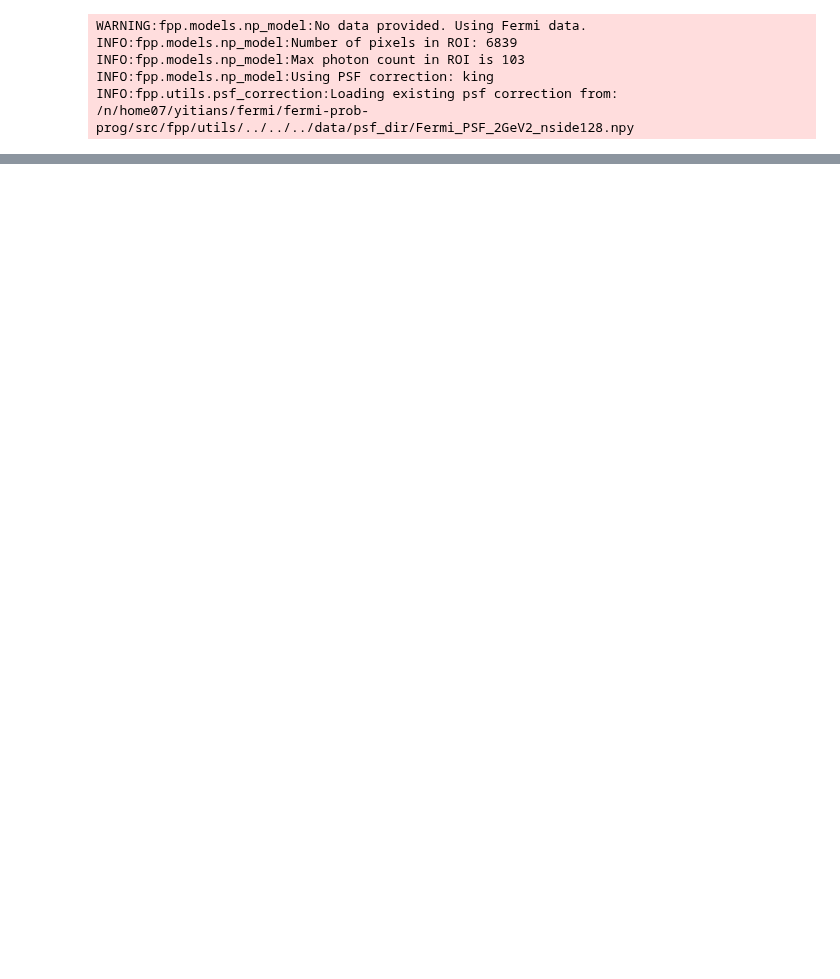
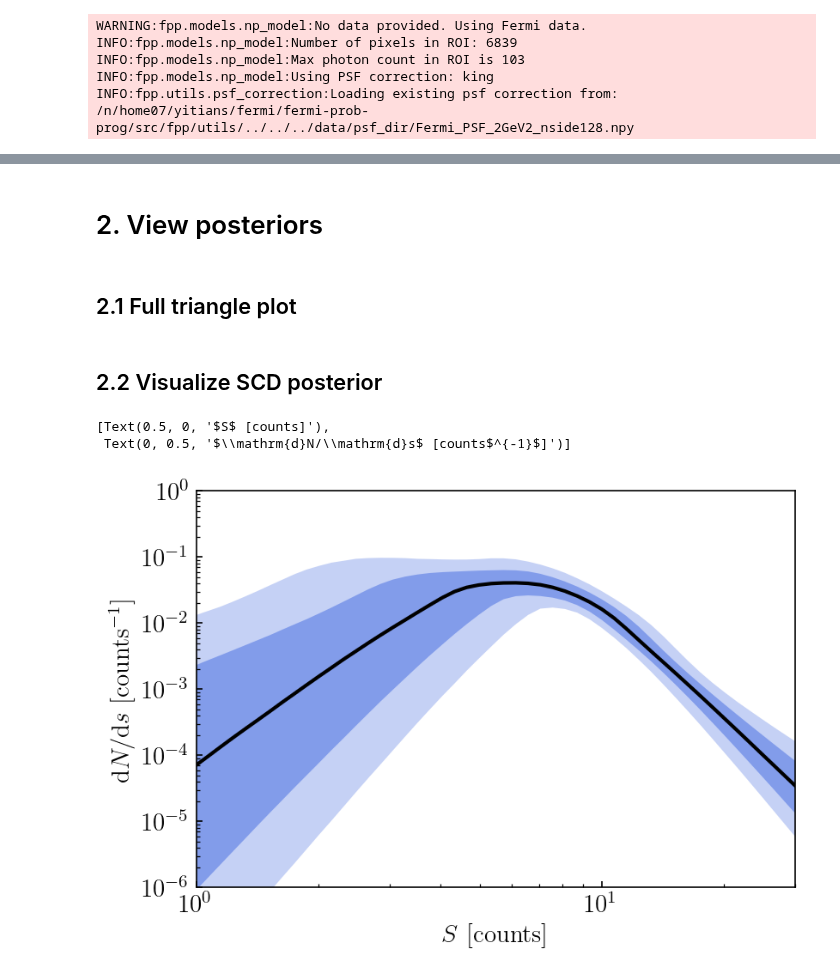
Before and after one commit to smsharma/fermi-prob-prog, a Jupyter notebook: examples/1_test_fit_to_data.ipynb, the cells around one changed output, grey strips where cells are left out. Drawn from its saved outputs; the diff is of its cells as text; code cells hidden in the pictures; blank space fills up the shorter version.

Commit message:
dnds posteriors

```diff
--- a/examples/1_test_fit_to_data.ipynb
+++ b/examples/1_test_fit_to_data.ipynb
@@ -66,9 +69,9 @@ class NPModelSmall(NPModel):
         npt_compressed = jnp.array([temp_dsk_ps])
         theta = []
         s_arr = jnp.logspace(-1., 2., 1000)
-        n1 = numpyro.sample(f'n1_dsk', dist.Uniform(4.0, 6.0))
-        n2 = numpyro.sample(f'n2_dsk', dist.Uniform(0.5, 1.99))
-        n3 = numpyro.sample(f'n3_dsk', dist.Uniform(-6., -5.))
+        n1 = numpyro.sample(f'n1_dsk', dist.Uniform(1.1, 8))
+        n2 = numpyro.sample(f'n2_dsk', dist.Uniform(0.5, 2))
+        n3 = numpyro.sample(f'n3_dsk', dist.Uniform(-8, -1))
         sb1 = numpyro.sample(f'sb1_dsk', dist.Uniform(5., 40.0))
         lambda_s = numpyro.sample(f'lambdas_dsk', dist.Uniform(0.1, 0.95))
 
@@ -129,10 +132,10 @@ INFO:fpp.utils.psf_correction:Loading existing psf correction from: /n/home07/yi
 # SVI fit
 m.fit_svi(
     data=m.data, # Fermi data loaded by default, but fit_svi requires data to be passed in explicitly.
-    guide='iaf', num_flows=3, hidden_dims=[16, 16], # SVI guide configuration: an (smaller) inverse autoregressive flow.
-    lr=1e-4, n_steps=5000, # Depending on convergence, 5000-10000 steps should be sufficient.
+    guide='iaf', num_flows=4, hidden_dims=[64, 64], # SVI guide configuration: an (smaller) inverse autoregressive flow.
+    lr=3e-4, n_steps=5000, # Depending on convergence, 5000-10000 steps should be sufficient.
 )
-samples_svi = m.get_svi_samples(num_samples=10000)
+samples_svi = m.get_svi_samples(num_samples=50000)
 # %%
 # NUTS fit
 mcmc = m.run_nuts(
@@ -343,0 +154,4 @@ plt.tight_layout()
+# %% [markdown]
+# 2. View posteriors
+# %% [markdown]
+## 2.1 Full triangle plot
@@ -343,0 +173,2 @@ plt.tight_layout()
+# %% [markdown]
+## 2.2 Visualize SCD posterior
@@ -343,0 +177,12 @@ plt.tight_layout()
+# %%
+fig, ax = plt.subplots(figsize=(6, 4))
+
+dnds_posterior(samples_svi, ['Sps_dsk', 'n1_dsk', 'n2_dsk', 'n3_dsk', 'sb1_dsk', 'lambdas_dsk'], ax=ax)
+
+ax.set(xlim=(1, 30), ylim=(1e-6, 1e0))
+ax.set(xlabel=r'$S$ [counts]', ylabel=r'$\mathrm{d}N/\mathrm{d}s$ [counts$^{-1}$]')
+ax.set(title='Disk PS dN/dS Posterior')
+# %% [output]
+[Text(0.5, 0, '$S$ [counts]'),
+ Text(0, 0.5, '$\\mathrm{d}N/\\mathrm{d}s$ [counts$^{-1}$]')]
+[figure, added]
```
Also changed, not shown: parts of 18 cells of this notebook, 7 other files.
